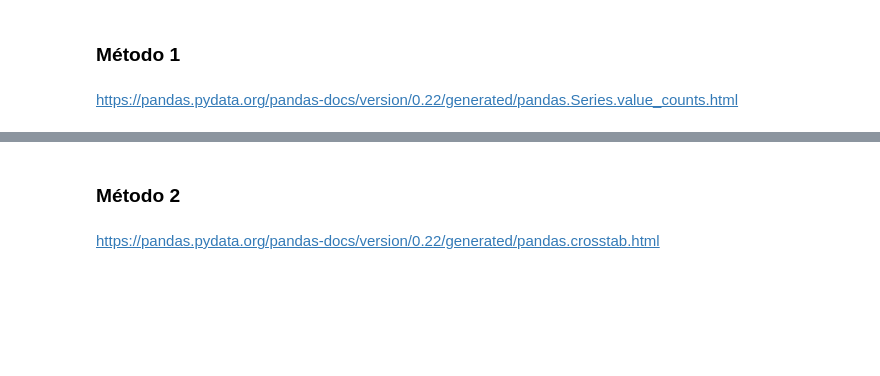
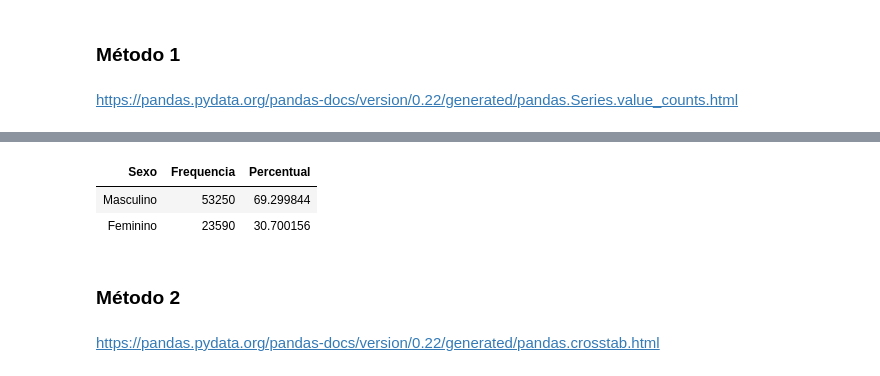
Before and after one commit to flaviogf/courses, a Jupyter notebook: alura/estatistica_parte_1/files/Curso_de_Estatística_Parte_1.ipynb, the cells around one changed output, grey strips where cells are left out. Saved outputs shown, nothing was run; the diff lists cells and outputs as text; code cells hidden in the pictures; blank space fills up the shorter version.

```diff
--- a/alura/estatistica_parte_1/files/Curso_de_Estatística_Parte_1.ipynb
+++ b/alura/estatistica_parte_1/files/Curso_de_Estatística_Parte_1.ipynb
@@ -236,3 +251,17 @@ https://pandas.pydata.org/pandas-docs/version/0.22/generated/pandas.Series.value
+# %%
+percent = data['Sexo'].value_counts(normalize=True) * 100
+# %%
+frequency_dist = pd.DataFrame({'Frequencia': frequency, 'Percentual': percent})
+# %%
+frequency_dist.rename(index={0: 'Masculino', 1: 'Feminino'}, inplace=True)
+# %%
+frequency_dist.rename_axis('Sexo', axis='columns', inplace=True)
+# %%
+frequency_dist
+# %% [output]
+| Sexo | Frequencia | Percentual |
+| Masculino | 53250 | 69.299844 |
+| Feminino | 23590 | 30.700156 |
 # %% [markdown]
 ### Método 2
 # %% [markdown]
```
Also changed, not shown: parts of 7 cells of this notebook.
